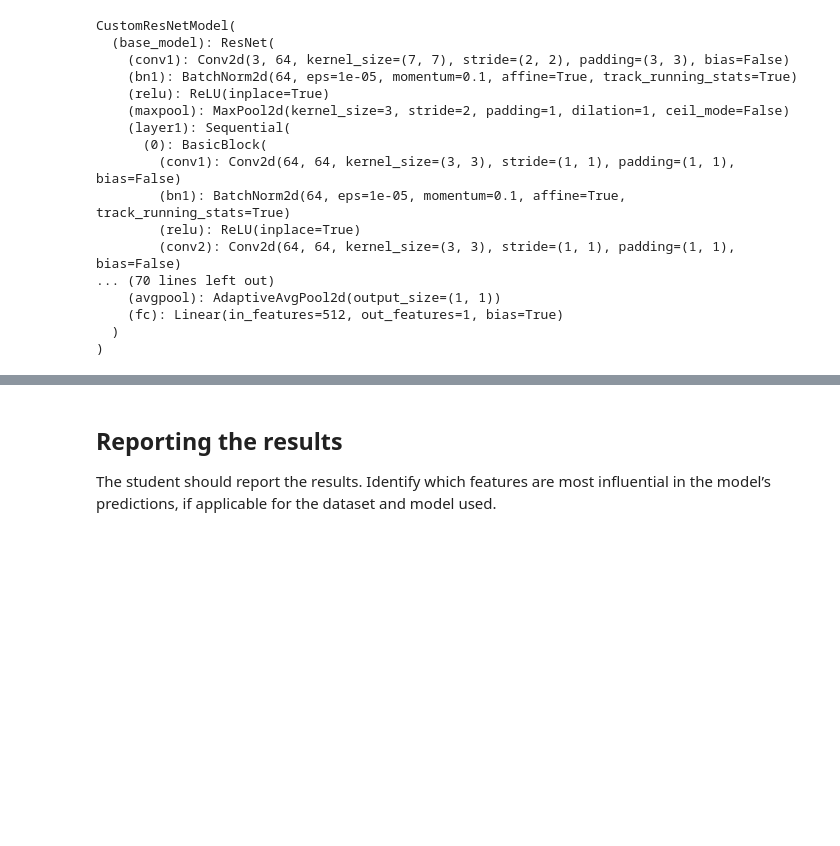
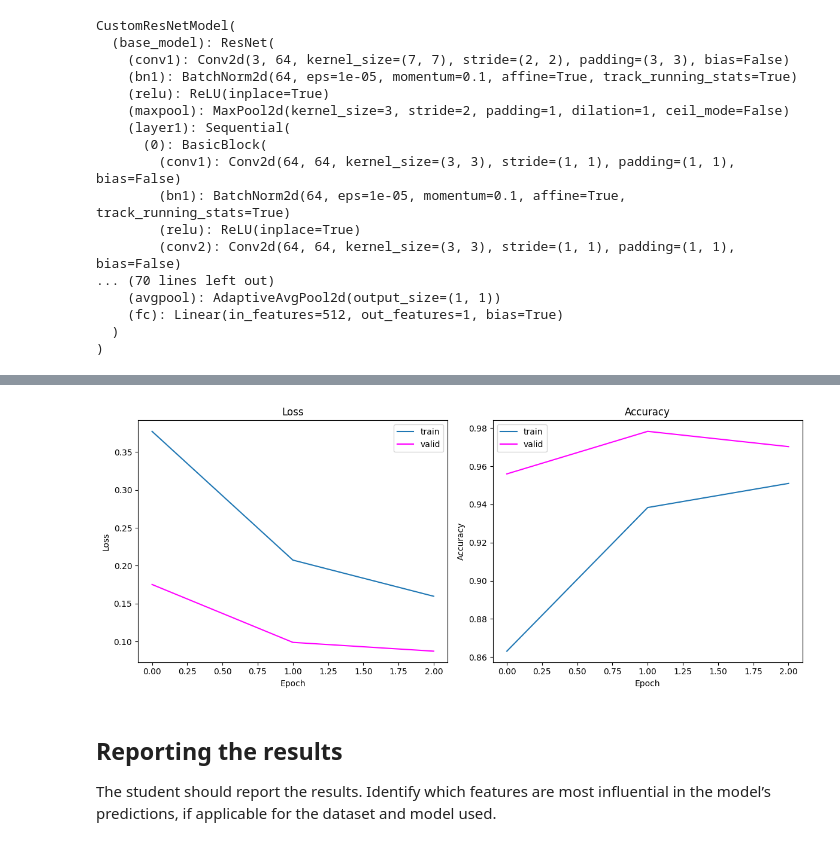
Before and after one commit to reascr/MSC-in-IT-and-Cognition, a Jupyter notebook: AppliedAI/Second_assignment_dataset_3.ipynb, the cells around one changed output, grey strips where cells are left out. Saved outputs shown, nothing was run; the diff lists cells and outputs as text; code cells hidden in the pictures; blank space fills up the shorter version.

Commit message:
implement training loop and testing with resnet

```diff
--- a/AppliedAI/Second_assignment_dataset_3.ipynb
+++ b/AppliedAI/Second_assignment_dataset_3.ipynb
@@ -371,3 +387,27 @@ training_loop_simple(
+# %%
+# plot training and val accuracy and loss to manage overfitting
+fig, axs = plt.subplots(1, 2, figsize=(12, 5))
+
+# loss
+axs[0].plot(range(len(loss_train)), loss_train, label='train')
+axs[0].plot(range(len(loss_valid)), loss_valid, label='valid', color='magenta')
+axs[0].set_title('Loss')
+axs[0].set_xlabel('Epoch')
+axs[0].set_ylabel('Loss')
+axs[0].legend()
+
+# accuracy
+axs[1].plot(range(len(acc_train)), acc_train, label='train')
+axs[1].plot(range(len(acc_val)), acc_val, label='valid', color='magenta')
+axs[1].set_title('Accuracy')
+axs[1].set_xlabel('Epoch')
+axs[1].set_ylabel('Accuracy')
+axs[1].legend()
+
+plt.tight_layout()
+plt.show()
+# %% [output]
+[figure, added]
 # %% [markdown]
 ## **Reporting the results**
 
```
Also changed, not shown: parts of 8 cells of this notebook.
